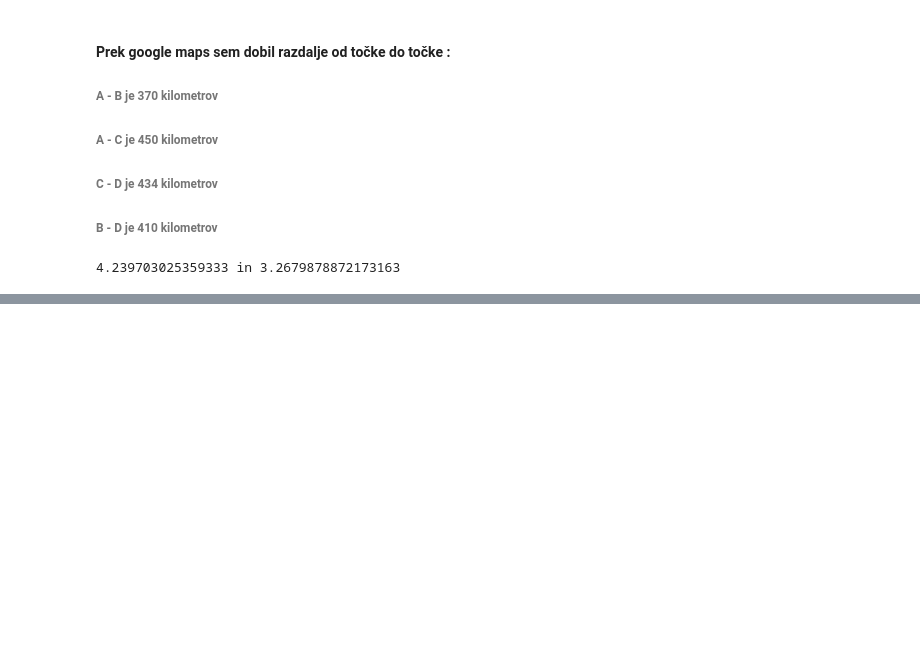
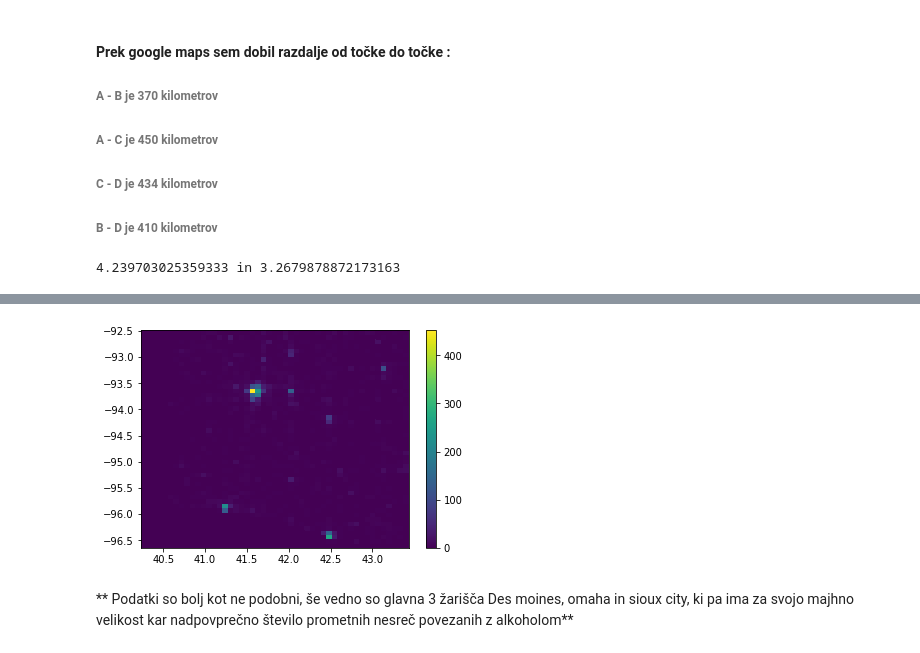
Before and after one commit to Zanz2/PR18zzdzkc, a Jupyter notebook: Vprasanje_3.ipynb, the cells around one changed output, grey strips where cells are left out. Drawn from its saved outputs; the diff is of its cells as text; code cells hidden in the pictures; blank space fills up the shorter version.

```diff
--- a/Vprasanje_3.ipynb
+++ b/Vprasanje_3.ipynb
@@ -137,0 +211,38 @@ print(crash_y_limit)
+# %%
+# Nardiv matrico za koordinate
+crash1_reader = DictReader(open('data/Crash_Data_1_filt.csv', 'rt', encoding='utf-8'))
+crash2_reader = DictReader(open('data/Crash_Data_2_filt.csv', 'rt', encoding='utf-8'))
+w, h = len(x_positions), len(y_positions);
+x_coordinates = [0 for x in range(w)]
+y_coordinates = [0 for x in range(h)]
+coord_matrix = [[0 for x in range(w)] for y in range(h)]
+for crash in crash2_reader:
+    alcohol = float(crash["ALCRESULT"])
+    if(alcohol>0):
+        x_pos = float(crash["\ufeffX"])
+        y_pos = float(crash["Y"])
+        arrx = find_index_x(x_pos)
+        arry = find_index_y(y_pos)
+        x_coordinates[arrx]+=1
+        y_coordinates[arry]+=1
+        coord_matrix[arry][arrx] += 1
+#print(coord_matrix)
+# %%
+x = x_positions
+y = y_positions
+intensity = coord_matrix
+
+
+x, y = np.meshgrid(x, y)
+
+
+intensity = np.array(intensity)
+
+
+plt.pcolormesh(y, x, intensity)
+plt.colorbar()
+plt.show()
+# %% [output]
+[figure, added]
+# %% [markdown]
+** Podatki so bolj kot ne podobni, še vedno so glavna 3 žarišča Des moines, omaha in sioux city, ki pa ima za svojo majhno velikost kar nadpovprečno število prometnih nesreč povezanih z alkoholom**
```
Also changed, not shown: parts of 8 cells of this notebook.
